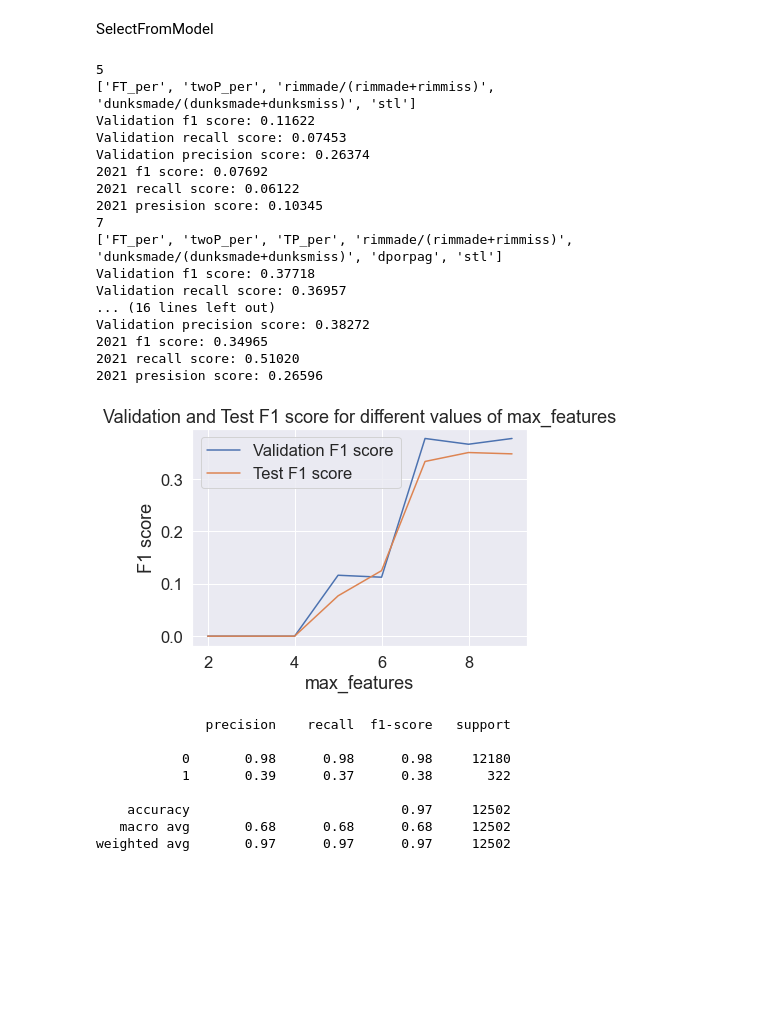
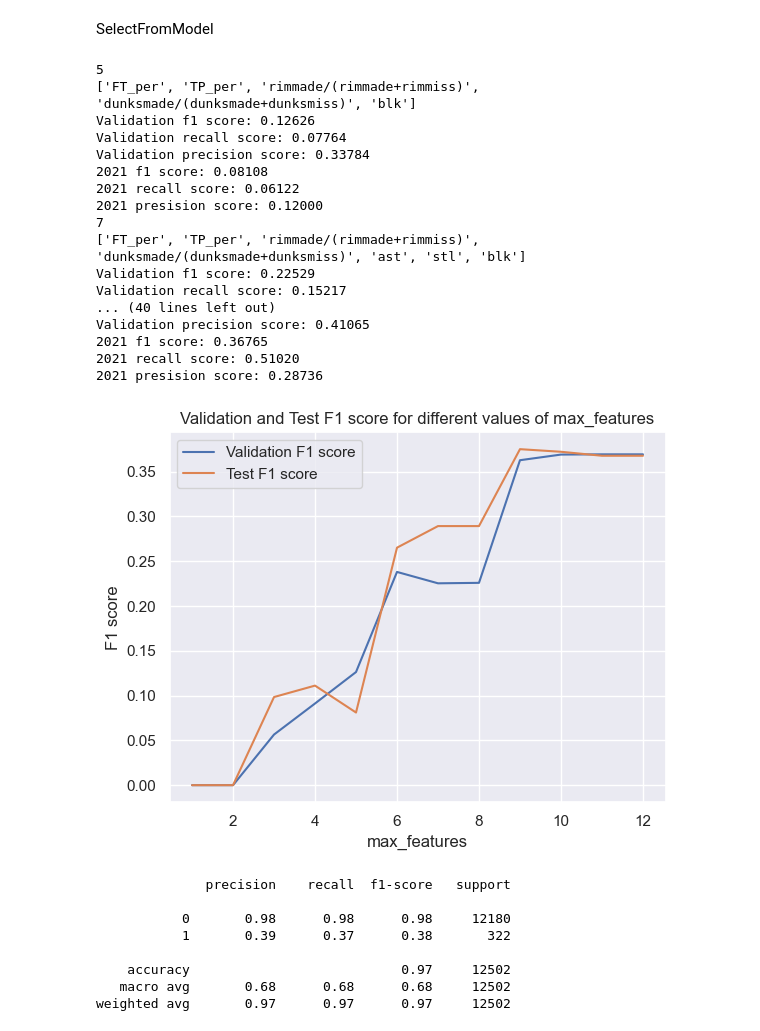
Before and after one commit to rakjuliaoczy/dr, a Jupyter notebook: Logistic_Regression_Model.ipynb, the cells around one changed output. Cells and saved outputs as stored; diff of their text form; code cells hidden in the pictures; blank space fills up the shorter version.

```diff
--- a/Logistic_Regression_Model.ipynb
+++ b/Logistic_Regression_Model.ipynb
@@ -214,17 +223,19 @@ Weight for Class 2: 0.22
 Nowy model dla nowych wag
 # %%
 # create logistic regression model with balanced class weights
-model = LogisticRegression(solver='newton-cg', class_weight={0: 0.22, 1: 0.78})
+model = LogisticRegression(solver='newton-cg', class_weight={0: 0.26, 1: 0.74})
 
 # fit the model on the training data
 model.fit(train_X, train_y)
 
-# make predictions on the validation set
-pred_test = model.predict(val_X)
+y_pred = model.predict(val_X)
 
-# calculate f1 score and plot confusion matrix
-f1_test = f1_score(val_y, pred_test)
-print('The f1 score for the testing data:', f1_test)
+f1 = f1_score(val_y, y_pred)
+recall = recall_score(val_y, y_pred)
+precision = precision_score(val_y, y_pred)
+print("Validation f1 score: {:,.5f}".format(f1))
+print("Validation recall score: {:,.5f}".format(recall))
+print("Validation presision score: {:,.5f}".format(precision))
 # Calculate class weights for minority and majority classes
 conf_matrix(val_y, pred_test)
 # %% [output]
@@ -342,7 +355,7 @@ plot_feature_importance(model, train_X)
 # %% [markdown]
 SelectFromModel
 # %%
-for i in [5,7,9,11]:
+for i in [5,7,9,11,14,17,19]:
     sel = SelectFromModel(model, max_features=i)
     sel.fit(train_X, train_y)
     filter1 = sel.get_support()
@@ -380,54 +393,54 @@ for i in [5,7,9,11]:
     #output
 # %% [output]
 5
-['FT_per', 'twoP_per', 'rimmade/(rimmade+rimmiss)', 'dunksmade/(dunksmade+dunksmiss)', 'stl']
-Validation f1 score: 0.11622
-Validation recall score: 0.07453
-Validation precision score: 0.26374
-2021 f1 score: 0.07692
+['FT_per', 'TP_per', 'rimmade/(rimmade+rimmiss)', 'dunksmade/(dunksmade+dunksmiss)', 'blk']
+Validation f1 score: 0.12626
+Validation recall score: 0.07764
+Validation precision score: 0.33784
+2021 f1 score: 0.08108
 2021 recall score: 0.06122
-2021 presision score: 0.10345
+2021 presision score: 0.12000
 7
-['FT_per', 'twoP_per', 'TP_per', 'rimmade/(rimmade+rimmiss)', 'dunksmade/(dunksmade+dunksmiss)', 'dporpag', 'stl']
-Validation f1 score: 0.37718
-Validation recall score: 0.36957
-... (16 lines left out)
-Validation precision score: 0.38272
-2021 f1 score: 0.34965
+['FT_per', 'TP_per', 'rimmade/(rimmade+rimmiss)', 'dunksmade/(dunksmade+dunksmiss)', 'ast', 'stl', 'blk']
+Validation f1 score: 0.22529
+Validation recall score: 0.15217
+... (40 lines left out)
+Validation precision score: 0.41065
+2021 f1 score: 0.36765
 2021 recall score: 0.51020
-2021 presision score: 0.26596
+2021 presision score: 0.28736
 # %%
-max_features_values = range(2,10)
+max_features_values = range(1,13)
 val_f1_values = []
 test_f1_values = []
 
 for i in max_features_values:
     sel = SelectFromModel(model, max_features=i)
     sel.fit(train_X, train_y)
     filter1 = sel.get_support()
     selected_feat= train_X.columns[(filter1)]
     train_XX = train_X[list(selected_feat)]
     val_XX = val_X[list(selected_feat)]
 
     model.fit(train_XX, train_y)
     y_pred = model.predict(val_XX)
     f1 = f1_score(val_y, y_pred)
     val_f1_values.append(f1)
     # Test data, using 2021
     test_X_2021 = ball_data_2021[list(selected_feat)]
     test_preds_2021 = model.predict(test_X_2021)
     test_f1_2021 = f1_score(ball_data_2021.pick, test_preds_2021)
     test_f1_values.append(test_f1_2021)
 
 plt.plot(max_features_values, val_f1_values, label='Validation F1 score')
 plt.plot(max_features_values, test_f1_values, label='Test F1 score')
 plt.legend()
 plt.xlabel('max_features')
 plt.ylabel('F1 score')
 plt.title('Validation and Test F1 score for different values of max_features')
 plt.show()
 # %% [output]
-[figure, old version]
+[figure, new version]
 # %%
 print(classification_report(val_y, y_pred))
 # %% [output]
```
Also changed, not shown: parts of 10 cells of this notebook, 1 other file.
